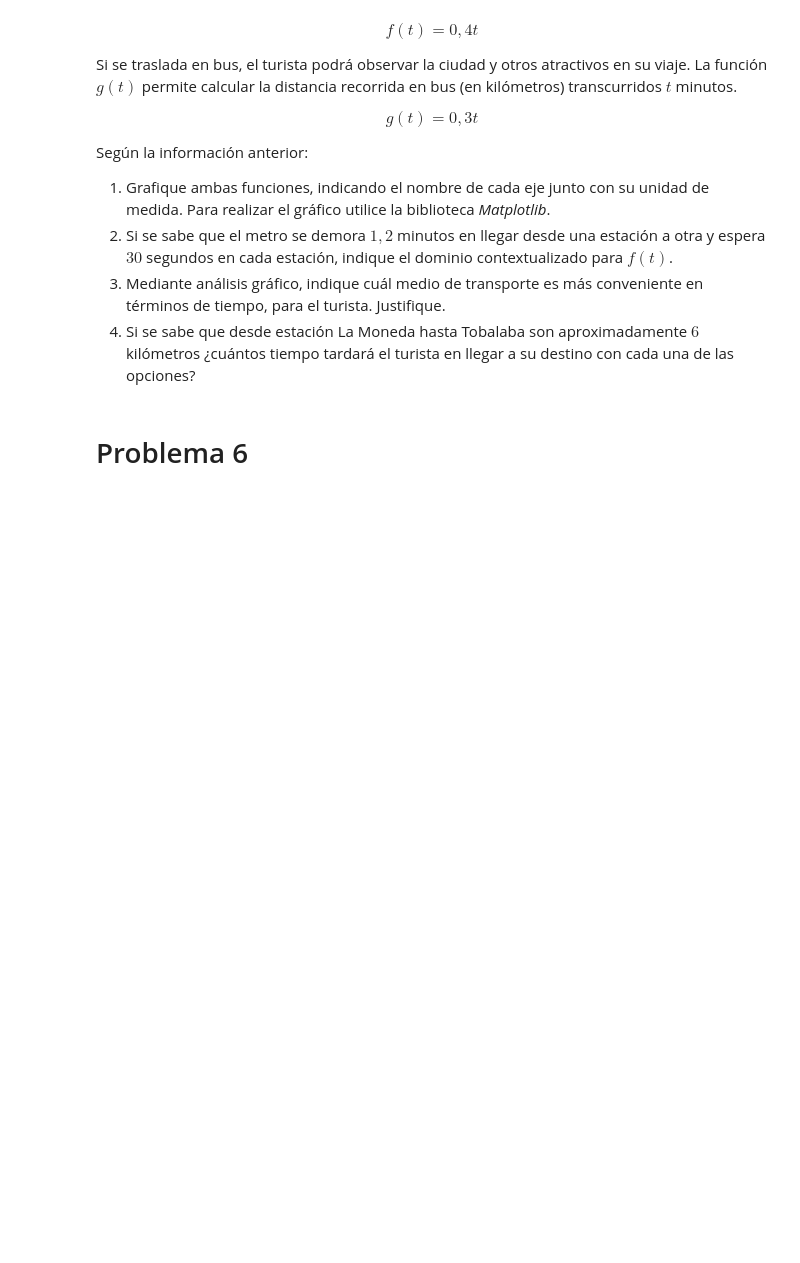
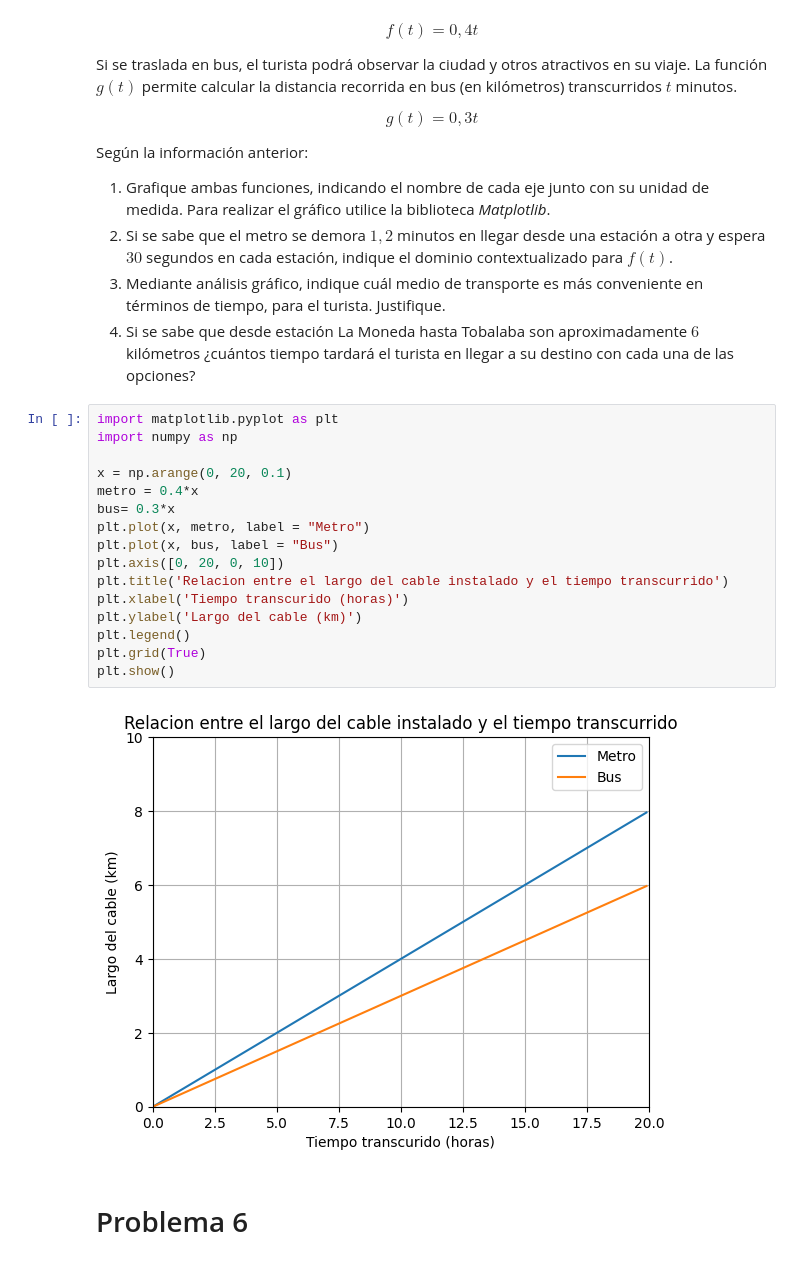
Before and after one commit to Pancho190/Guias-de-Matematicas, a Jupyter notebook: G1_Funciones.ipynb, the cells around one changed output. Cells and saved outputs as stored; diff of their text form; blank space fills up the shorter version.

```diff
--- a/G1_Funciones.ipynb
+++ b/G1_Funciones.ipynb
@@ -137,6 +137,24 @@ Según la información anterior:
 2.  Si se sabe que el metro se demora $1,2$ minutos en llegar desde una estación a otra y espera $30$ segundos en cada estación, indique el dominio contextualizado para $f(t)$.
 3. Mediante análisis gráfico, indique cuál medio de transporte es más conveniente en términos de tiempo, para el turista. Justifique.
 4.  Si se sabe que desde estación La Moneda hasta Tobalaba son aproximadamente $6$ kilómetros ¿cuántos tiempo tardará el turista en llegar a su destino con cada una de las opciones?
+# %%
+import matplotlib.pyplot as plt
+import numpy as np
+
+x = np.arange(0, 20, 0.1)
+metro = 0.4*x
+bus= 0.3*x
+plt.plot(x, metro, label = "Metro")
+plt.plot(x, bus, label = "Bus")
+plt.axis([0, 20, 0, 10])
+plt.title('Relacion entre el largo del cable instalado y el tiempo transcurrido')
+plt.xlabel('Tiempo transcurido (horas)')
+plt.ylabel('Largo del cable (km)')
+plt.legend()
+plt.grid(True)
+plt.show()
+# %% [output]
+[figure, added]
 # %% [markdown]
 # Problema 6
 # %% [markdown]
```
